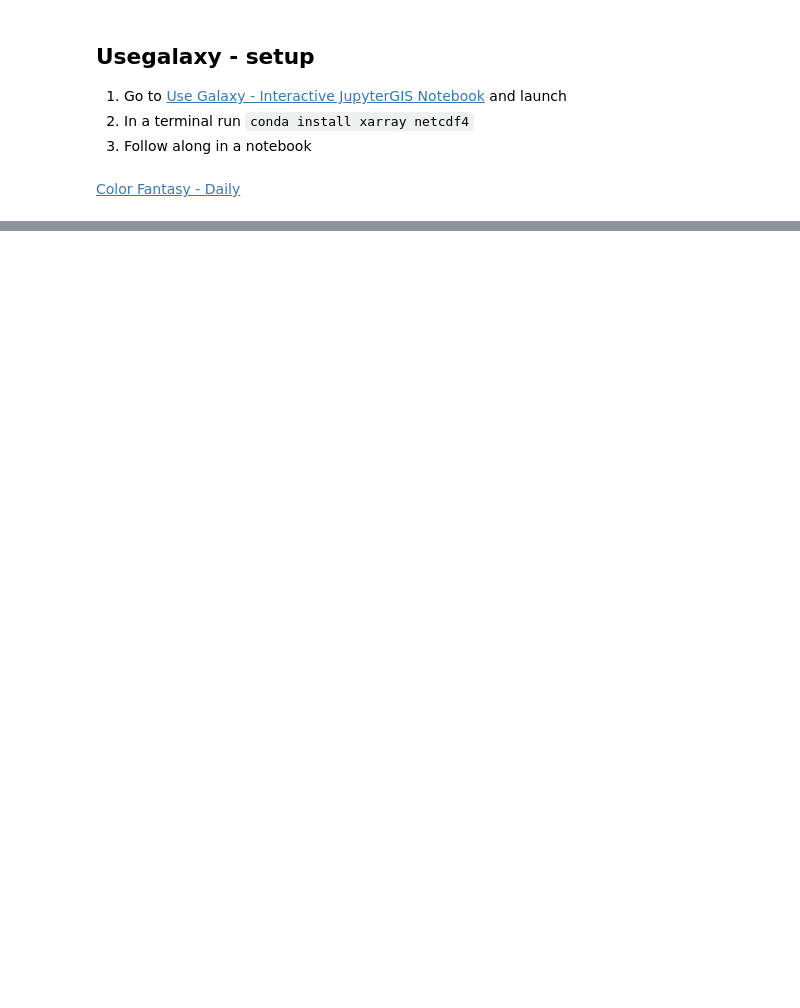
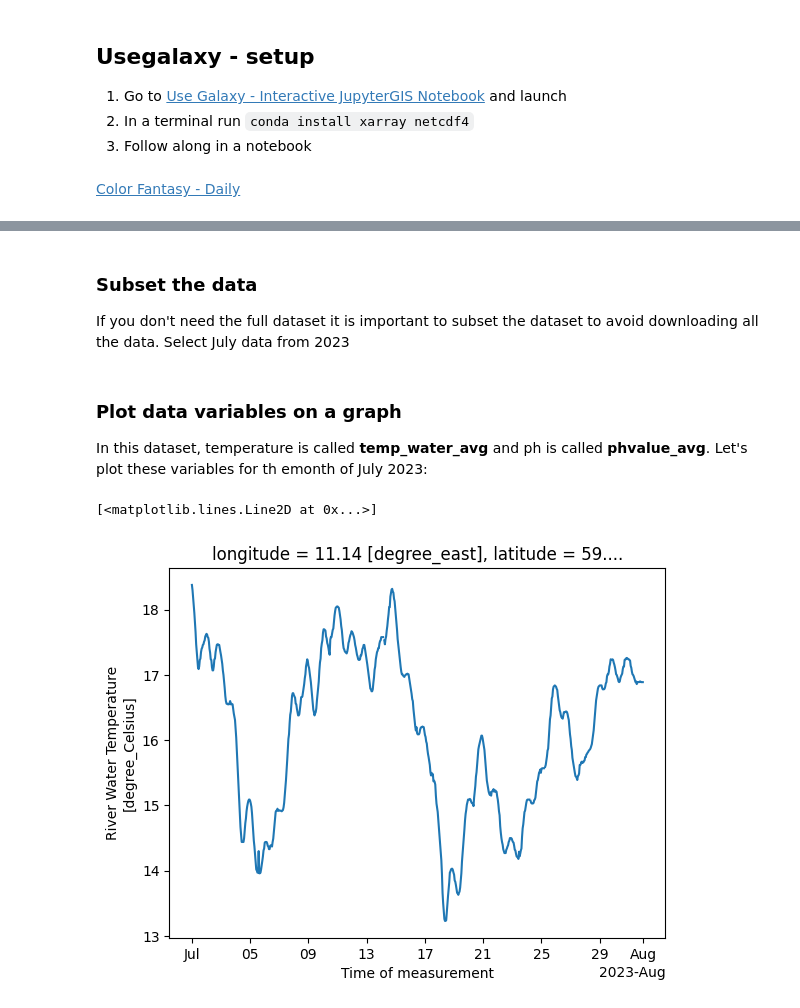
Before and after one commit to NIVANorge/niva-aquainfra, a Jupyter notebook: code/aquainfra_presentation.ipynb, the cells around one changed output, grey strips where cells are left out. Saved outputs shown, nothing was run; the diff lists cells and outputs as text; code cells hidden in the pictures; blank space fills up the shorter version.

```diff
--- a/code/aquainfra_presentation.ipynb
+++ b/code/aquainfra_presentation.ipynb
@@ -44,0 +54,5 @@ flowchart TD
+# %%
+ds_glomma = xr.open_dataset(
+    "https://thredds.niva.no/thredds/dodsC/datasets/loggers/glomma/baterod.nc"
+)
+ds_glomma
@@ -44,0 +77,15 @@ flowchart TD
+# %% [markdown]
+### Subset the data
+
+If you don't need the full dataset it is important to subset the dataset to avoid downloading all the data. Select July data from 2023
+# %%
+ds_glomma_jul = ds_glomma.sel(time="2023-07")
+# %% [markdown]
+### Plot data variables on a graph
+
+In this dataset, temperature is called __temp_water_avg__ and ph is called __phvalue_avg__. Let's plot these variables for th emonth of July 2023:
+# %%
+ds_glomma_jul.temp_water_avg.plot()
+# %% [output]
+[<matplotlib.lines.Line2D at 0x...>]
+[figure, added]
```
Also changed, not shown: parts of 18 cells of this notebook.
